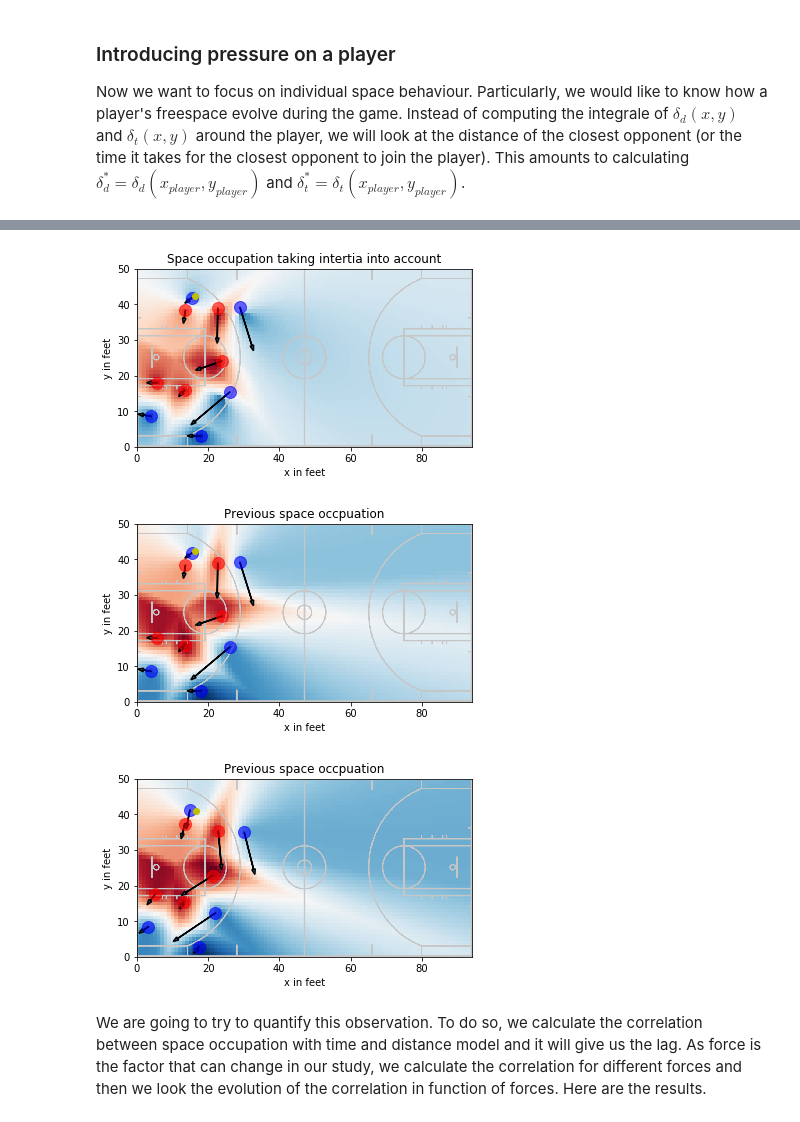
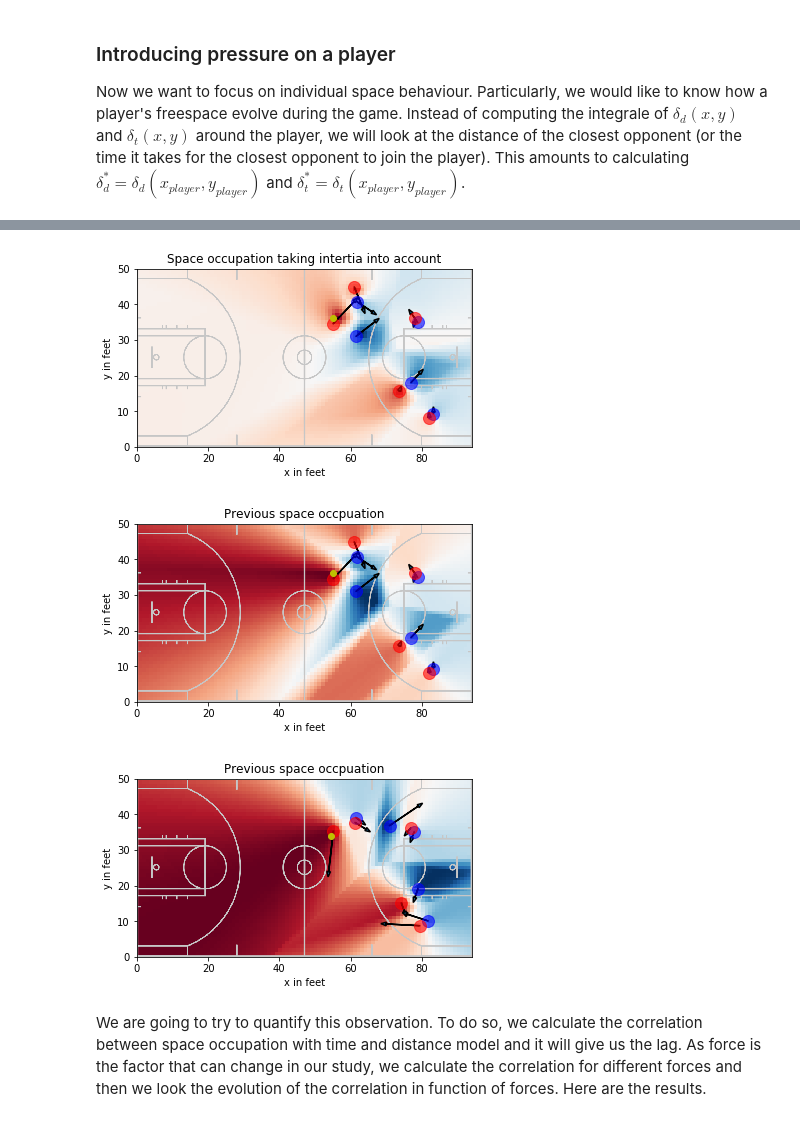
Before and after one commit to AmigoCap/MecaSportCo, a Jupyter notebook: 3_Comparison_of_ways_to_quantify_free_space.ipynb, the cells around one changed output, grey strips where cells are left out. Cells and saved outputs as stored; diff of their text form; code cells hidden in the pictures.

```diff
--- a/3_Comparison_of_ways_to_quantify_free_space.ipynb
+++ b/3_Comparison_of_ways_to_quantify_free_space.ipynb
@@ -160,17 +215,17 @@ data,events=json_extracter('data/game1.json')
 # %%
 plt.figure(1)
 plt.title('Space occupation taking intertia into account')
-sp.print_court_teams_occupation_inertia(events,0,25)
+sp.print_court_teams_occupation_inertia(events,50,170)
 plt.figure(2)
 plt.title('Previous space occpuation')
-sp.print_court_teams_occupation(events,0,25,value=True)
+sp.print_court_teams_occupation(events,50,170,value=True)
 plt.figure(3)
 plt.title('Previous space occpuation')
-sp.print_court_teams_occupation(events,0,35,value=True)
+sp.print_court_teams_occupation(events,50,200,value=True)
 # %% [output]
-[figure, old version]
+[figure, new version]
-[figure, old version]
+[figure, new version]
-[figure, old version]
+[figure, new version]
 # %% [markdown]
 We are going to try to quantify this observation. To do so, we calculate the correlation between space occupation with time and distance model and it will give us the lag. As force is the factor that can change in our study, we calculate the correlation for different forces and then we look the evolution of the correlation in function of forces. Here are the results.
 # %%
```
Also changed, not shown: parts of 19 cells of this notebook, 10 other files.
